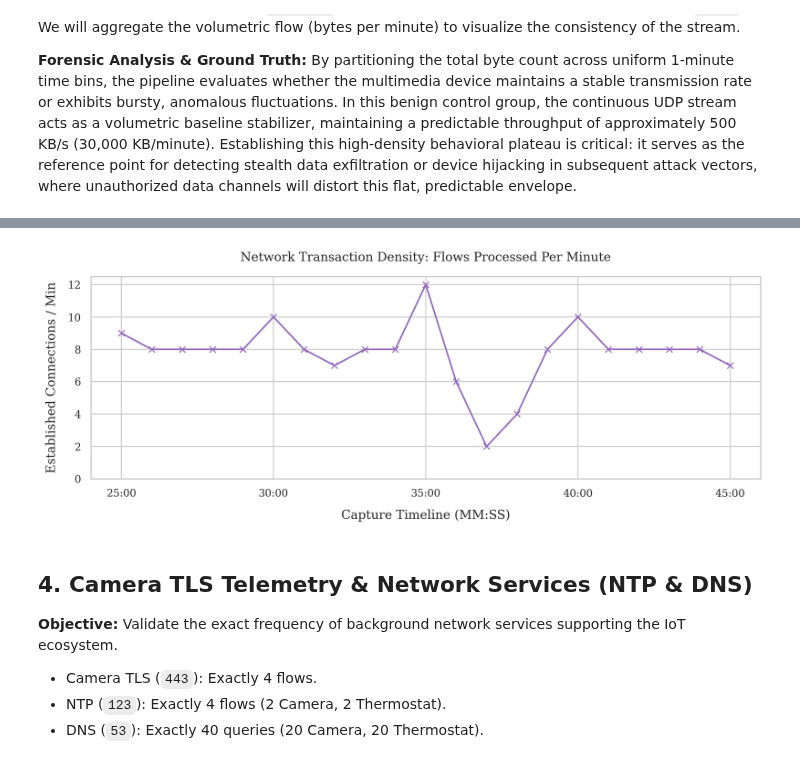
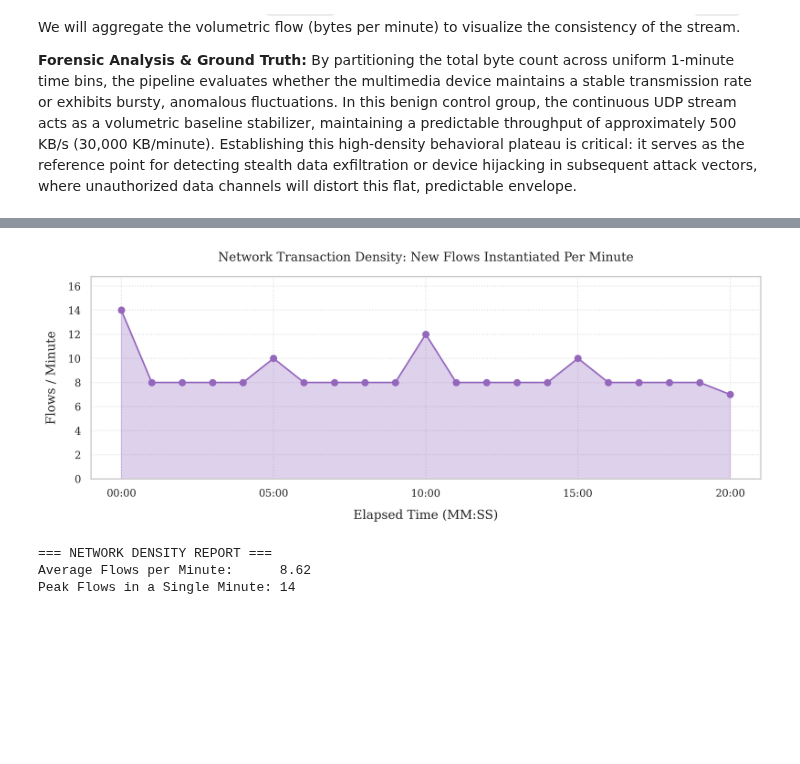
Before and after one commit to thismanera/iot_forensics_project, a Jupyter notebook: code/analysis/scenario1_analysis.ipynb, the cells around one changed output, grey strips where cells are left out. Drawn from its saved outputs; the diff is of its cells as text; code cells hidden in the pictures; blank space fills up the shorter version.

Commit message:
fix: 500KBps camera + packets at 0s

```diff
--- a/code/analysis/scenario1_analysis.ipynb
+++ b/code/analysis/scenario1_analysis.ipynb
@@ -500,25 +688,48 @@ print(f"📊 Empirical Average Bandwidth: {avg_kb_min:,.2f} KB/minute")
 # %%
-# Resample to count total flows instantiated per minute
-flows_per_minute = conn_df['uid'].resample('1min').count()
-flows_elapsed_min = (flows_per_minute.index - conn_df.index.min()).total_seconds() / 60.0
+# ==========================================
+# 5.2 Network Density (Flows / Minute)
+# ==========================================
 
+# Resample to count total flows per minute.
+# origin='start' ensures bins are exactly 60 seconds long starting from the very first packet.
+flows_per_minute = conn_df['uid'].resample('1min', origin='start').count()
+
+# Apply the '1970' Elapsed Time trick to cleanly format the X-axis
+capture_start = conn_df.index.min()
+elapsed_time_index = flows_per_minute.index - capture_start + pd.to_datetime('1970-01-01')
+
+# Academic Plotting
 fig, ax = plt.subplots(figsize=(10, 4))
-ax.plot(flows_elapsed_min, flows_per_minute.values, color='#9467bd', marker='x', linestyle='-', linewidth=1.5)
 
-ax.set_title("Network Transaction Density: Flows Processed Per Minute", pad=15)
+# Using a fill_between area chart visually aligns with your Camera Volumetric graph
+ax.fill_between(elapsed_time_index, flows_per_minute.values, color='#9467bd', alpha=0.3)
+ax.plot(elapsed_time_index, flows_per_minute.values, color='#9467bd', marker='o', linestyle='-', linewidth=1.5)
+
+ax.set_title("Network Transaction Density: New Flows Instantiated Per Minute", pad=15)
 ax.set_xlabel("Elapsed Time (MM:SS)", labelpad=10)
-ax.set_ylabel("Established Connections / Min", labelpad=10)
-ax.xaxis.set_major_formatter(mticker.FuncFormatter(format_elapsed_mmss))
-ax.set_ylim(bottom=0)
+ax.set_ylabel("Flows / Minute", labelpad=10)
+
+# Standard matplotlib formatter (no custom functions required)
+ax.xaxis.set_major_formatter(plt.matplotlib.dates.DateFormatter('%M:%S'))
+
+# Add a subtle grid to help the reader track peaks
+ax.grid(True, linestyle=':', alpha=0.6)
+
+# Give the chart breathing room on top
+top_limit = flows_per_minute.max() * 1.2 if flows_per_minute.max() > 0 else 10
+ax.set_ylim(bottom=0, top=top_limit)
 
 plt.tight_layout()
-plt.savefig(os.path.join(OUTPUT_DIR, "network_flow_density.pdf"), format='pdf', bbox_inches='tight')
+# Uncomment to save the final PDF
+# plt.savefig(os.path.join(OUTPUT_DIR, "network_flow_density.pdf"), format='pdf', bbox_inches='tight')
 plt.show()
+
+# Contextual Output Report
+print("=== NETWORK DENSITY REPORT ===")
+print(f"Average Flows per Minute:      {flows_per_minute.mean():.2f}")
+print(f"Peak Flows in a Single Minute: {flows_per_minute.max():.0f}")
 # %% [output]
-[figure, old version]
+[figure, new version]
+=== NETWORK DENSITY REPORT ===
+Average Flows per Minute:      8.62
+Peak Flows in a Single Minute: 14
-# %% [markdown]
-## 4. Camera TLS Telemetry & Network Services (NTP & DNS)
-**Objective:** Validate the exact frequency of background network services supporting the IoT ecosystem.
-* Camera TLS (`443`): Exactly 4 flows.
-* NTP (`123`): Exactly 4 flows (2 Camera, 2 Thermostat).
-* DNS (`53`): Exactly 40 queries (20 Camera, 20 Thermostat).
```
Also changed, not shown: parts of 29 cells of this notebook, 4 other files.
